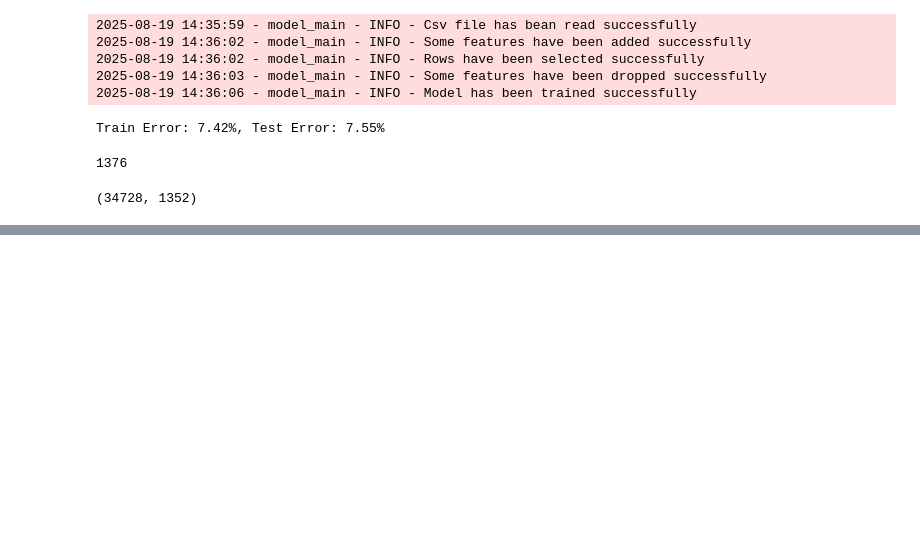
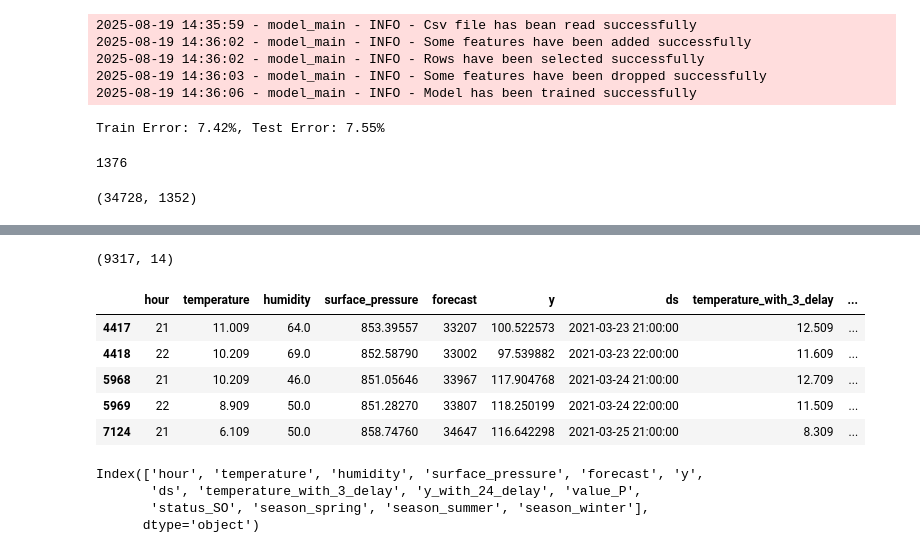
Before and after one commit to SHSMJ200/Bargh_ML, a Jupyter notebook: src/models/jas_test.ipynb, the cells around one changed output, grey strips where cells are left out. Cells and saved outputs as stored; diff of their text form; code cells hidden in the pictures; blank space fills up the shorter version.

```diff
--- a/src/models/jas_test.ipynb
+++ b/src/models/jas_test.ipynb
@@ -245,0 +264,38 @@ Train Error: 13.42%, Test Error: 14.14%
+# %%
+import os
+import pandas as pd
+from prophet import Prophet
+from data_selector import Data_selector
+from feature_modifier import Feature_selector, Feature_adder
+from logs.logger import CustomLogger
+
+project_root = "U:/ML_project/bargh"
+
+logger = CustomLogger(name="jas_test", log_file_name='jas_tes.log').get_logger()
+
+csv_path = os.path.join(project_root, "data", "processed", "integrated.csv")
+df = pd.read_csv(csv_path, encoding='utf-8')
+df['date'] = pd.to_datetime(df['date'])
+df['ds'] = df['date'] + pd.to_timedelta(df['hour'], unit='h')
+df = df.rename(columns={"generation": "y"})
+logger.info(f"Csv file has bean read successfully")
+
+feature_adder = Feature_adder(df)
+feature_adder.add_season()
+feature_adder.create_feature_with_delay("temperature", 3)
+feature_adder.create_feature_with_delay("y", 24)
+logger.info(f"Some features have been added successfully")
+
+data_selector = Data_selector(feature_adder.df)
+data_selector.select_name_and_code("سبلان", "G11")
+df_modified = data_selector.select_peaks(m_in_summer=True)
+logger.info(f"Rows have been selected successfully")
+
+feature_selector = Feature_selector(df_modified, target="y")
+feature_to_be_dropped = ['id', 'date', 'declare', 'require']
+less_important_feature = ['dew', 'apparent_temperature', 'precipitation', 'rain', 'snow',
+                          'evapotransporation', 'wind_speed', 'wind_direction']
+
+feature_selector.select(feature_to_be_dropped + less_important_feature)
+preprocessed_df = feature_selector.df
+logger.info(f"Some features have been dropped successfully")
@@ -245,0 +307,20 @@ Train Error: 13.42%, Test Error: 14.14%
+# %%
+preprocessed_df.shape
+# %% [output]
+(9317, 14)
+# %%
+preprocessed_df.head()
+# %% [output]
+|  | hour | temperature | humidity | surface_pressure | forecast | y | ds | temperature_with_3_delay | ... |
+| 4417 | 21 | 11.009 | 64.0 | 853.39557 | 33207 | 100.522573 | 2021-03-23 21:00:00 | 12.509 | ... |
+| 4418 | 22 | 10.209 | 69.0 | 852.58790 | 33002 | 97.539882 | 2021-03-23 22:00:00 | 11.609 | ... |
+| 5968 | 21 | 10.209 | 46.0 | 851.05646 | 33967 | 117.904768 | 2021-03-24 21:00:00 | 12.709 | ... |
+| 5969 | 22 | 8.909 | 50.0 | 851.28270 | 33807 | 118.250199 | 2021-03-24 22:00:00 | 11.509 | ... |
+| 7124 | 21 | 6.109 | 50.0 | 858.74760 | 34647 | 116.642298 | 2021-03-25 21:00:00 | 8.309 | ... |
+# %%
+preprocessed_df.columns
+# %% [output]
+Index(['hour', 'temperature', 'humidity', 'surface_pressure', 'forecast', 'y',
+       'ds', 'temperature_with_3_delay', 'y_with_24_delay', 'value_P',
+       'status_SO', 'season_spring', 'season_summer', 'season_winter'],
+      dtype='object')
```
Also changed, not shown: parts of 8 cells of this notebook, 5 other files.
